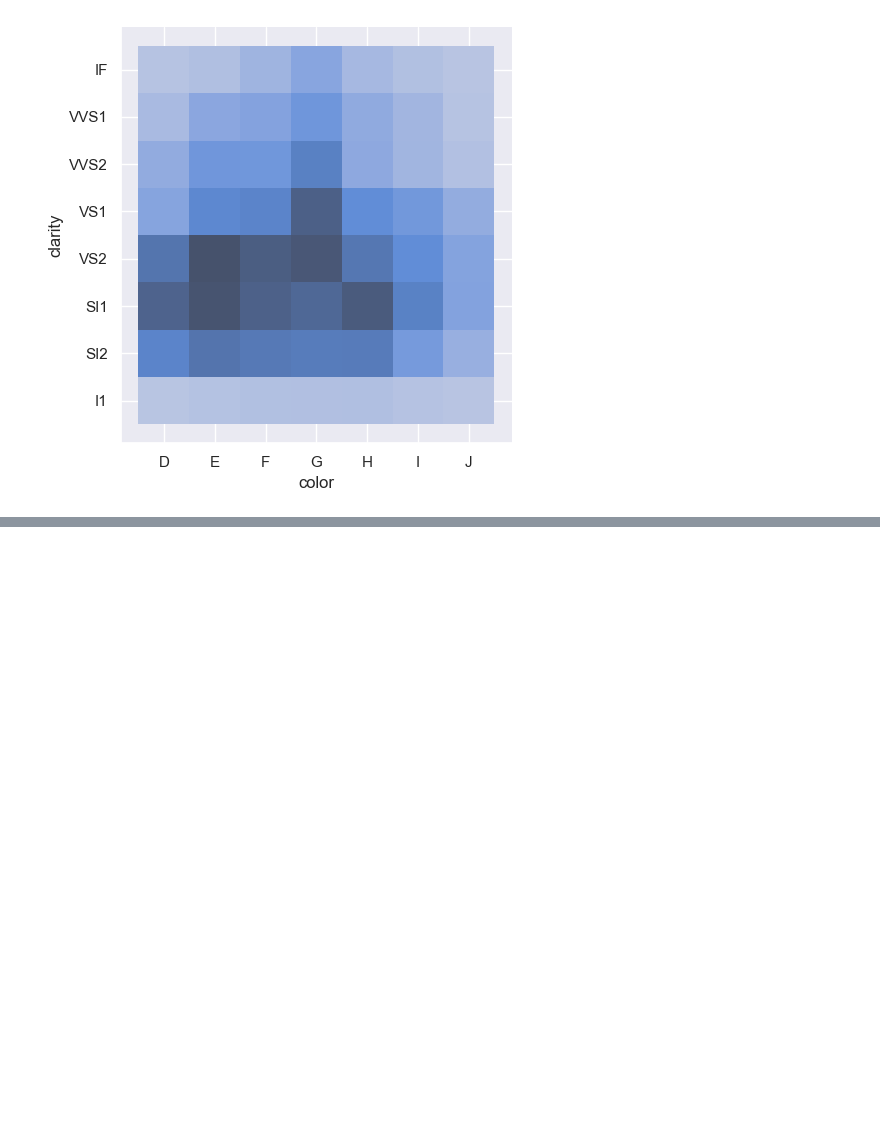
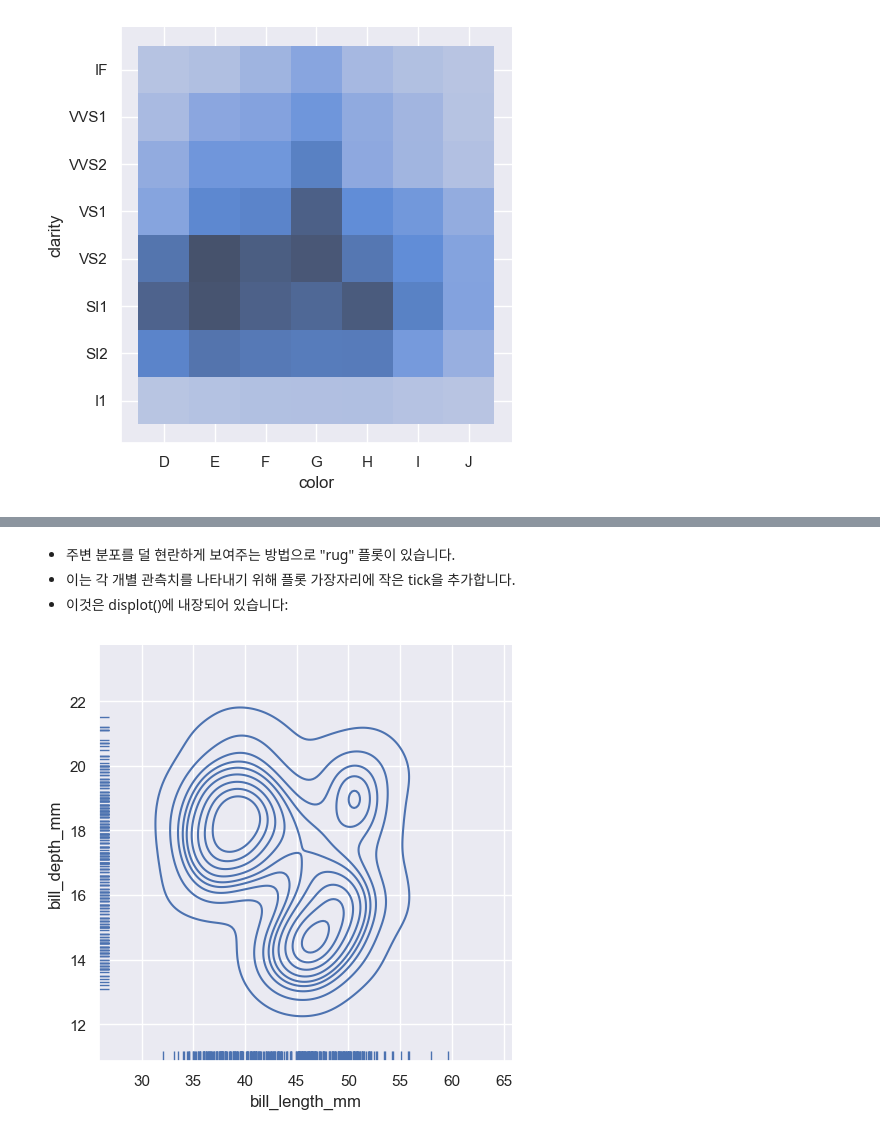
Before and after one commit to kinghy00/Seaborn-Tutorial, a Jupyter notebook: Visualizing_distributions_of_data.ipynb, the cells around one changed output, grey strips where cells are left out. Cells and saved outputs as stored; diff of their text form; code cells hidden in the pictures; blank space fills up the shorter version.

```diff
--- a/Visualizing_distributions_of_data.ipynb
+++ b/Visualizing_distributions_of_data.ipynb
@@ -361,0 +393,11 @@ sns.displot(diamonds, x="color", y="clarity");
+# %% [markdown]
+- 주변 분포를 덜 현란하게 보여주는 방법으로 "rug" 플롯이 있습니다.
+- 이는 각 개별 관측치를 나타내기 위해 플롯 가장자리에 작은 tick을 추가합니다.
+- 이것은 displot()에 내장되어 있습니다:
+# %%
+sns.displot(
+    penguins, x="bill_length_mm", y="bill_depth_mm",
+    kind="kde", rug=True
+);
+# %% [output]
+[figure, added]
```
Also changed, not shown: parts of 17 cells of this notebook.
